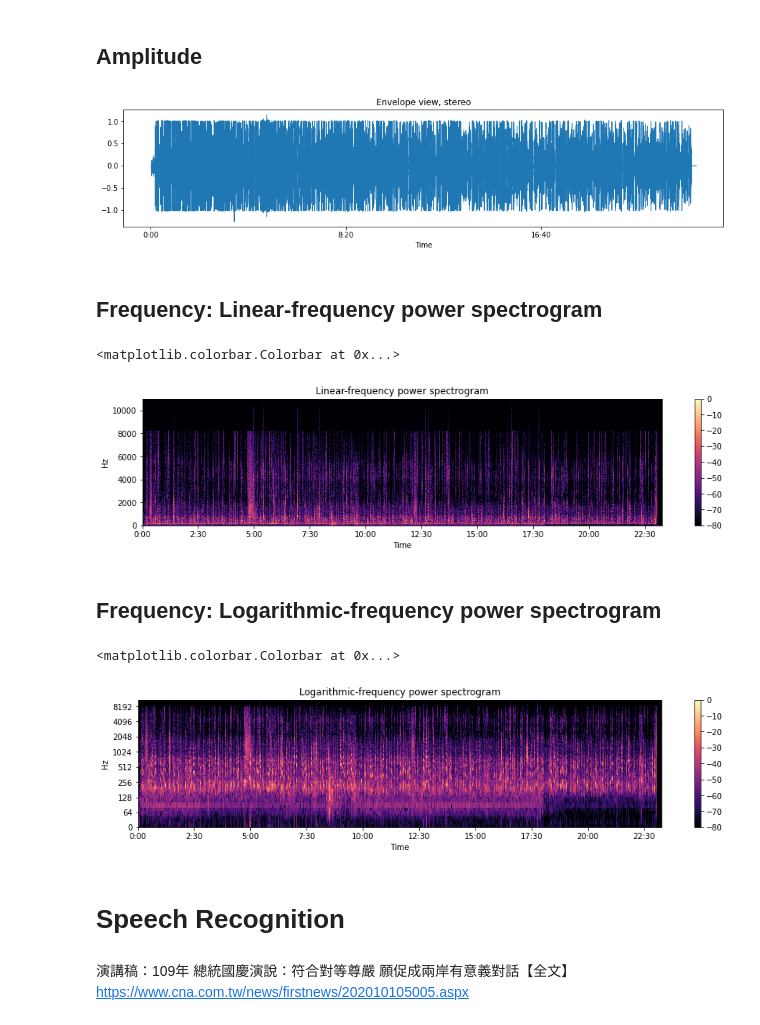
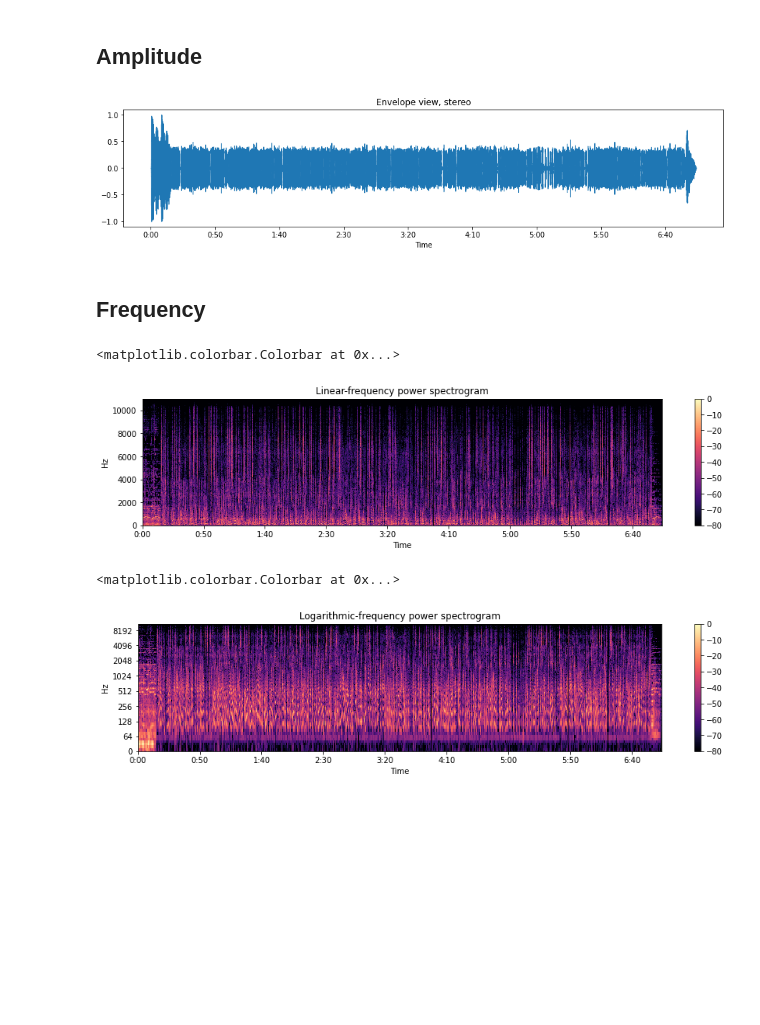
Before and after one commit to cclljj/Google_colab_ipynb, a Jupyter notebook: Example_speech_recognition_analysis_(public).ipynb, the cells around one changed output. Saved outputs shown, nothing was run; the diff lists cells and outputs as text; code cells hidden in the pictures; blank space fills up the shorter version.

```diff
--- a/Example_speech_recognition_analysis_(public).ipynb
+++ b/Example_speech_recognition_analysis_(public).ipynb
@@ -54,0 +59,16 @@ from pydub.playback import play
+# %%
+import speech_recognition as sr
+from pytube import YouTube
+from opencc import OpenCC
+
+youtube_URL = "https://www.youtube.com/watch?v=f7T9dVKzQ5c"
+youtube_fname = 'tmp_youtube.mp4'
+youtube_wav_fname = 'tmp_youtube.wav'
+
+yt = YouTube(youtube_URL)
+yt.streams.filter(only_audio=True)
+
+# choose the audio stream itag
+stream = yt.streams.get_by_itag(139)
+
+stream.download(filename=youtube_fname)
@@ -92,22 +206,22 @@ import librosa.display
 # %% [markdown]
 ## Amplitude
 # %%
-y, sr = librosa.load(wav_fname, mono=False)
+y, r = librosa.load(youtube_wav_fname, mono=False)
 
 fig, ax = plt.subplots(figsize=(15, 3))
-img = librosa.display.waveshow(y, sr=sr, ax=ax)
+img = librosa.display.waveshow(y, sr=r, ax=ax)
 
 ax.set(title='Envelope view, stereo')
 ax.label_outer()
 
 plt.show()
 # %% [output]
-[figure, old version]
+[figure, new version]
 # %% [markdown]
-## Frequency: Linear-frequency power spectrogram
+## Frequency
 # %%
 # Load audio file to Librosa
-y, sr = librosa.load(wav_fname)
+y, r = librosa.load(youtube_wav_fname)
 
 # Converts data into short term Fourier transform.
 # STFT converts signals such that we can know the amplitude of the given frequency at a given time
@@ -115,28 +229,21 @@ D = librosa.amplitude_to_db(np.abs(librosa.stft(y)), ref=np.max)
 
 # Display spectogram
 fig, ax = plt.subplots(figsize=(15, 3))
-img = librosa.display.specshow(D, y_axis='linear', x_axis='time', sr=sr)
+img = librosa.display.specshow(D, y_axis='linear', x_axis='time', sr=r)
 ax.set(title='Linear-frequency power spectrogram')
 ax.label_outer()
 
 plt.colorbar()
 # %% [output]
 <matplotlib.colorbar.Colorbar at 0x...>
-[figure, old version]
+[figure, new version]
-# %% [markdown]
-## Frequency: Logarithmic-frequency power spectrogram
 # %%
 fig, ax = plt.subplots(figsize=(15, 3))
-img = librosa.display.specshow(D, y_axis='log', x_axis='time', sr=sr)
+img = librosa.display.specshow(D, y_axis='log', x_axis='time', sr=r)
 ax.set(title='Logarithmic-frequency power spectrogram')
 ax.label_outer()
 
 plt.colorbar()
 # %% [output]
 <matplotlib.colorbar.Colorbar at 0x...>
-[figure, old version]
+[figure, new version]
-# %% [markdown]
-# Speech Recognition
-# %% [markdown]
-演講稿：109年 總統國慶演說：符合對等尊嚴 願促成兩岸有意義對話【全文】
-https://www.cna.com.tw/news/firstnews/202010105005.aspx
```
Also changed, not shown: parts of 9 cells of this notebook.
